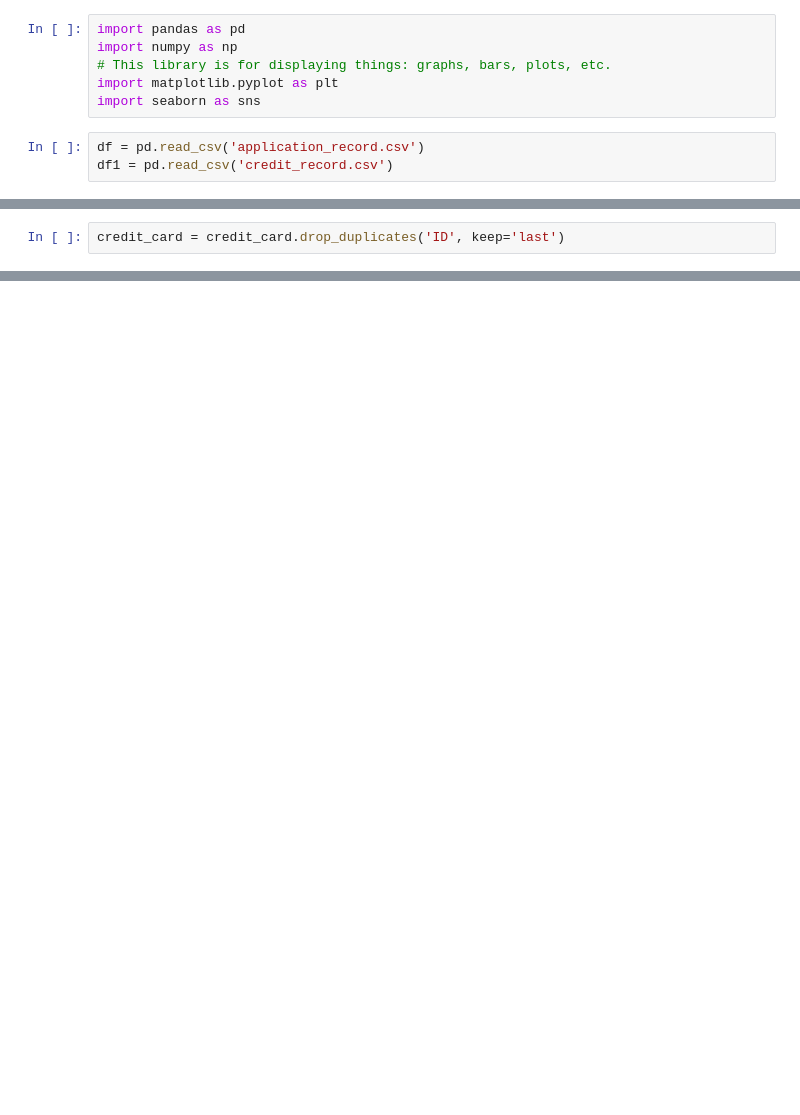
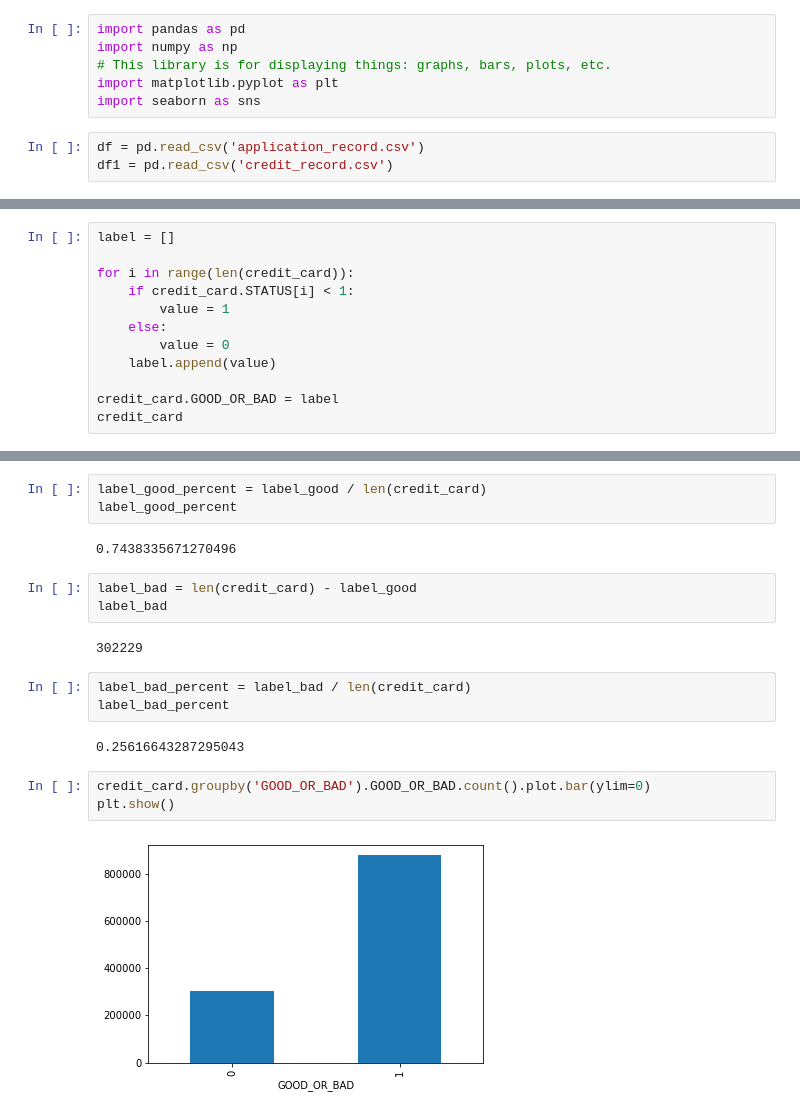
Before and after one commit to faris277/project-, a Jupyter notebook: project notbook.ipynb, the cells around one changed output, grey strips where cells are left out. Drawn from its saved outputs; the diff is of its cells as text; blank space fills up the shorter version.

```diff
--- a/project notbook.ipynb
+++ b/project notbook.ipynb
@@ -159,2 +92,0 @@ sns.heatmap(credit_card.isnull())
-# %%
-credit_card = credit_card.drop_duplicates('ID', keep='last')
@@ -200,0 +427,12 @@ ValueError: No axis named Unknown for object type DataFrame
+# %%
+label = []
+
+for i in range(len(credit_card)):
+    if credit_card.STATUS[i] < 1:
+        value = 1
+    else:
+        value = 0
+    label.append(value)
+
+credit_card.GOOD_OR_BAD = label
+credit_card
@@ -200,0 +453,20 @@ ValueError: No axis named Unknown for object type DataFrame
+# %%
+label_good_percent = label_good / len(credit_card)
+label_good_percent
+# %% [output]
+0.7438335671270496
+# %%
+label_bad = len(credit_card) - label_good
+label_bad
+# %% [output]
+302229
+# %%
+label_bad_percent = label_bad / len(credit_card)
+label_bad_percent
+# %% [output]
+0.25616643287295043
+# %%
+credit_card.groupby('GOOD_OR_BAD').GOOD_OR_BAD.count().plot.bar(ylim=0)
+plt.show()
+# %% [output]
+[figure, added]
```
Also changed, not shown: parts of 53 cells of this notebook.
